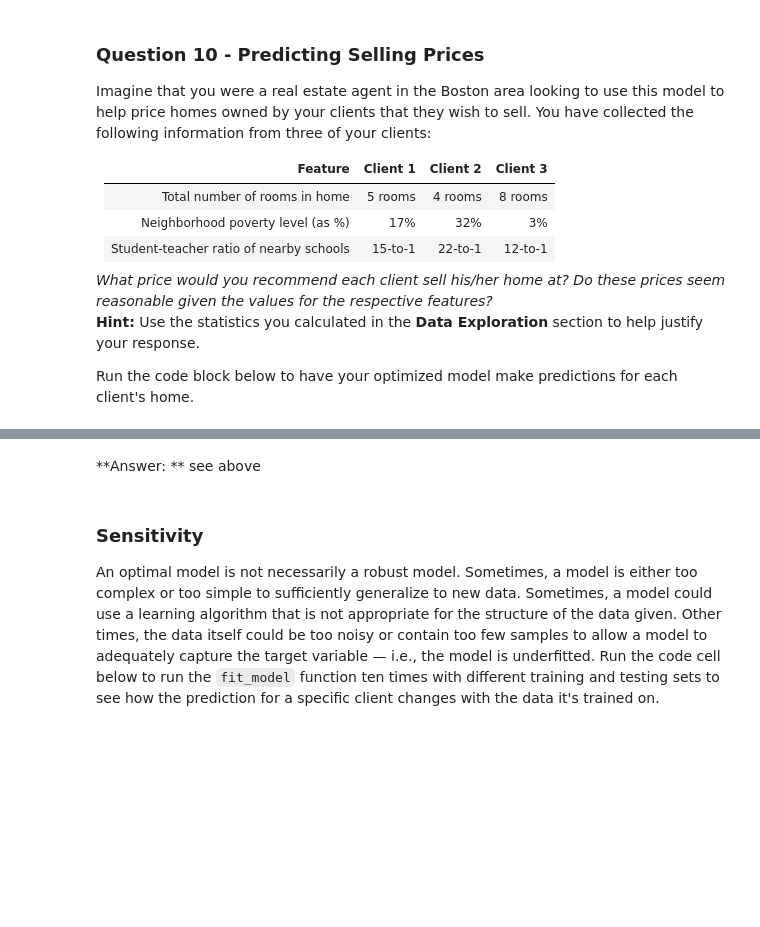
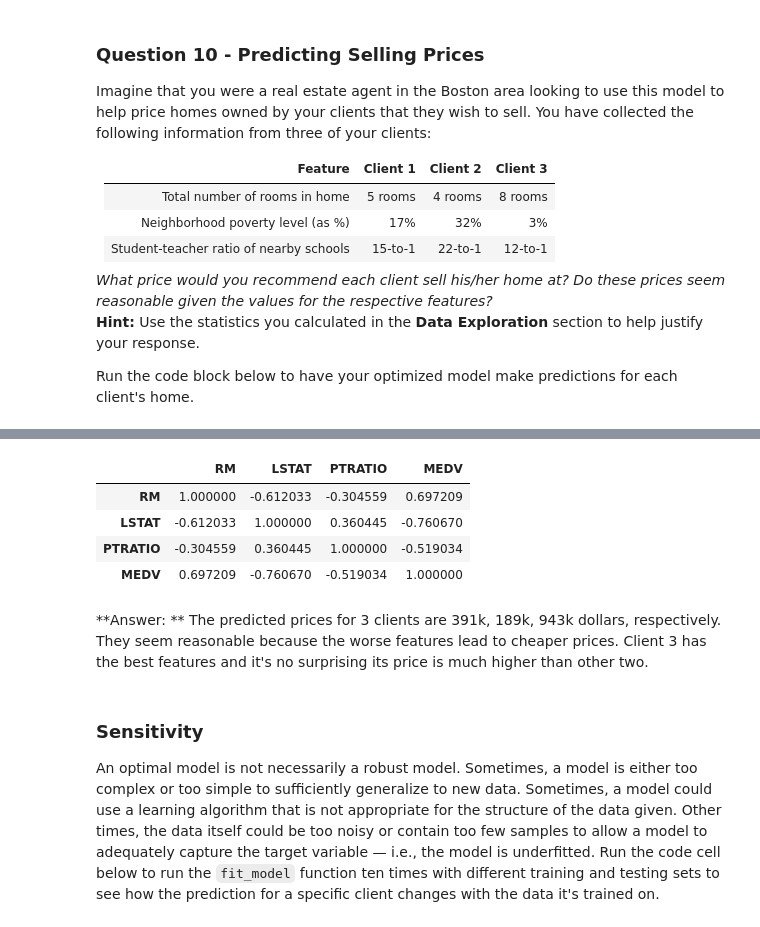
Before and after one commit to jychstar/NanoDegreeProject, a Jupyter notebook: Boston Housing/boston_housing.ipynb, the cells around one changed output, grey strips where cells are left out. Drawn from its saved outputs; the diff is of its cells as text; code cells hidden in the pictures; blank space fills up the shorter version.

```diff
--- a/Boston Housing/boston_housing.ipynb
+++ b/Boston Housing/boston_housing.ipynb
@@ -334,5 +354,13 @@ Predicted selling price for Client 3's home: $875,700.00
-# %% [markdown]
-**Answer: ** see above
+# %%
+data.corr()
+# %% [output]
+|  | RM | LSTAT | PTRATIO | MEDV |
+| RM | 1.000000 | -0.612033 | -0.304559 | 0.697209 |
+| LSTAT | -0.612033 | 1.000000 | 0.360445 | -0.760670 |
+| PTRATIO | -0.304559 | 0.360445 | 1.000000 | -0.519034 |
+| MEDV | 0.697209 | -0.760670 | -0.519034 | 1.000000 |
+# %% [markdown]
+**Answer: ** The predicted prices for 3 clients are 391k, 189k, 943k dollars, respectively. They seem reasonable because the worse features lead to cheaper prices. Client 3 has the best features and it's no surprising its price is much higher than other two.
 # %% [markdown]
 ### Sensitivity
 An optimal model is not necessarily a robust model. Sometimes, a model is either too complex or too simple to sufficiently generalize to new data. Sometimes, a model could use a learning algorithm that is not appropriate for the structure of the data given. Other times, the data itself could be too noisy or contain too few samples to allow a model to adequately capture the target variable — i.e., the model is underfitted. Run the code cell below to run the `fit_model` function ten times with different training and testing sets to see how the prediction for a specific client changes with the data it's trained on.
```
Also changed, not shown: parts of 12 cells of this notebook, 2 other files.
